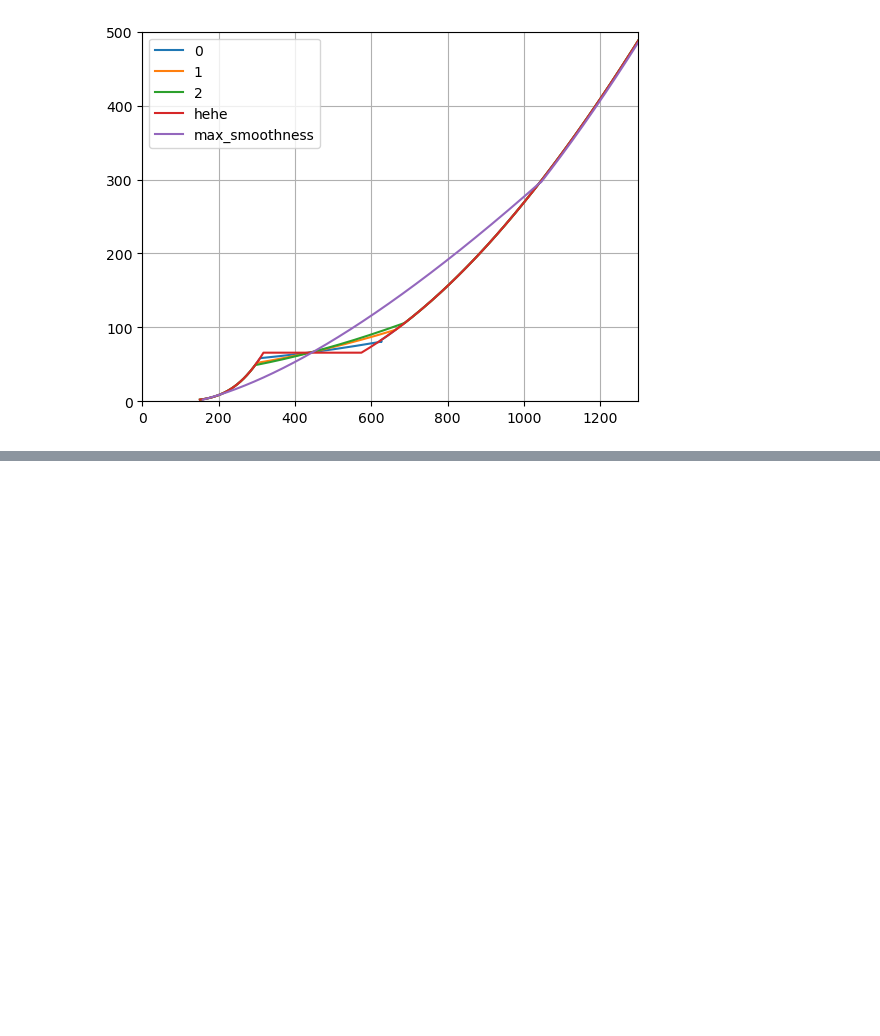
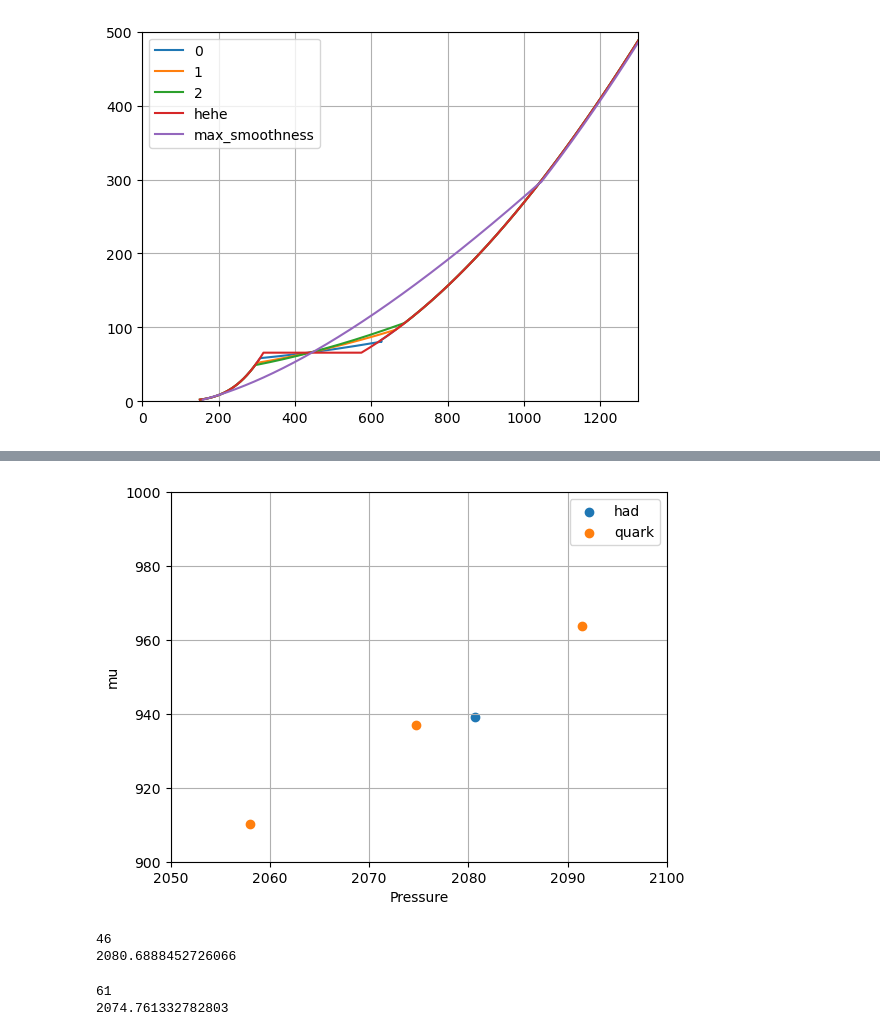
Before and after one commit to katta626/Phase_Transition, a Jupyter notebook: code/Relation_Codes/eos_mixed_phase.ipynb, the cells around one changed output, grey strips where cells are left out. Cells and saved outputs as stored; diff of their text form; code cells hidden in the pictures; blank space fills up the shorter version.

```diff
--- a/code/Relation_Codes/eos_mixed_phase.ipynb
+++ b/code/Relation_Codes/eos_mixed_phase.ipynb
@@ -387,0 +436,40 @@ plt.show()
+# %%
+df = pd.read_csv('vMIT_p_mu_extended.dat', delim_whitespace=True, usecols=[0, 1])
+df_1 = pd.read_csv('ZLA_p_mu_extended.dat', delim_whitespace=True, usecols=[0, 1])
+# %%
+# Get first and second columns (column index 0 and 1)
+cols_pressure_q = df.iloc[:,0]  # This returns a DataFrame with just those two columns
+cols_energy_q = df.iloc[:,1]
+
+cols_pressure_had = df_1.iloc[:,0]
+cols_energy_had = df_1.iloc[:,1]
+# %%
+plt.scatter(cols_energy_had, cols_pressure_had, label = 'had')
+plt.scatter(cols_energy_q, cols_pressure_q, label = 'quark')
+#plt.xlim(2050, 2100)
+#plt.ylim(900, 1000)
+plt.legend()
+plt.grid()
+plt.xlabel('Pressure')
+plt.ylabel('mu')
+plt.show()
+# %% [output]
+[figure, added]
+# %%
+for i in range(len(cols_energy_had)):
+    if cols_energy_had[i] > 2080:
+        print(i)
+        print(cols_energy_had[i])
+        break
+# %% [output]
+46
+2080.6888452726066
+# %%
+for i in range(len(cols_energy_q)):
+    if cols_energy_q[i] > 2060:
+        print(i)
+        print(cols_energy_q[i])
+        break
+# %% [output]
+61
+2074.761332782803
```
Also changed, not shown: parts of 16 cells of this notebook, 2 other files.
